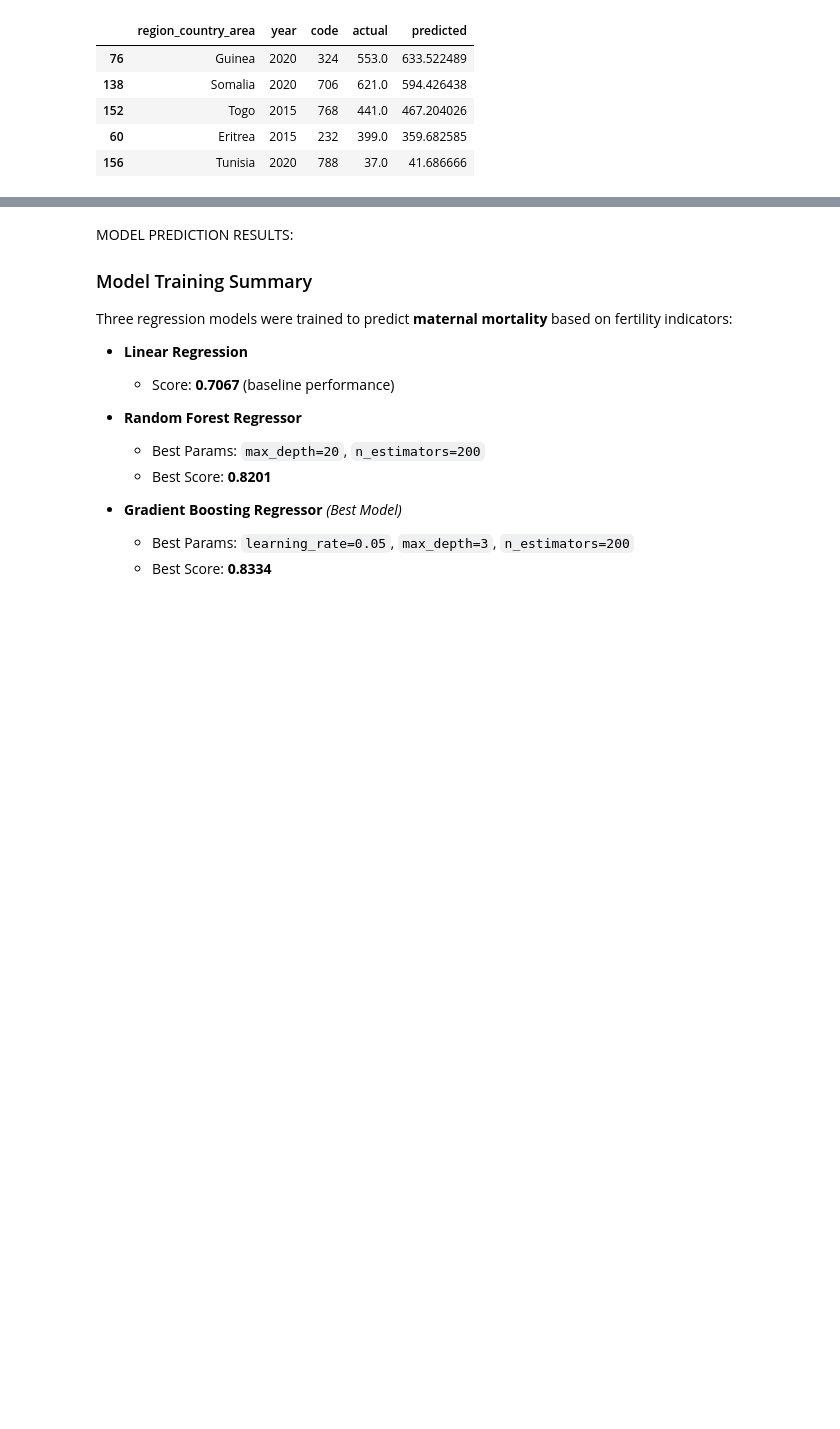
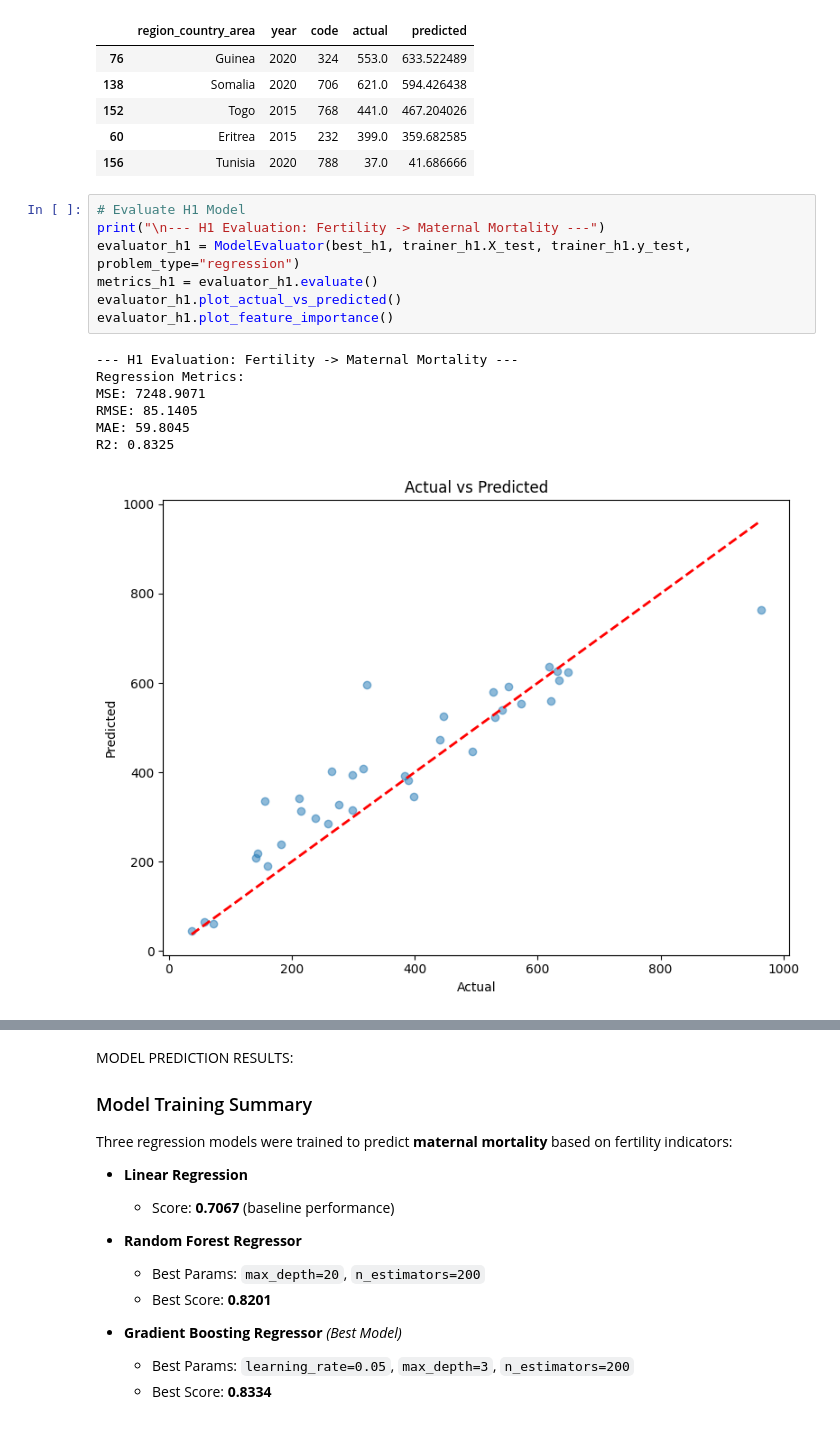
Before and after one commit to GHEASANDRINEMAWEN/Africa-Population-Trend-and-Health-Analysis-UN-dataset-, a Jupyter notebook: notebooks/main_analysis.ipynb, the cells around one changed output, grey strips where cells are left out. Cells and saved outputs as stored; diff of their text form; blank space fills up the shorter version.

```diff
--- a/notebooks/main_analysis.ipynb
+++ b/notebooks/main_analysis.ipynb
@@ -263,3 +263,18 @@ Params: {'learning_rate': 0.1, 'max_depth': 3, 'n_estimators': 100}
 | 152 | Togo | 2015 | 768 | 441.0 | 467.204026 |
 | 60 | Eritrea | 2015 | 232 | 399.0 | 359.682585 |
 | 156 | Tunisia | 2020 | 788 | 37.0 | 41.686666 |
+# %%
+# Evaluate H1 Model
+print("\n--- H1 Evaluation: Fertility -> Maternal Mortality ---")
+evaluator_h1 = ModelEvaluator(best_h1, trainer_h1.X_test, trainer_h1.y_test, problem_type="regression")
+metrics_h1 = evaluator_h1.evaluate()
+evaluator_h1.plot_actual_vs_predicted()
+evaluator_h1.plot_feature_importance()
+# %% [output]
+--- H1 Evaluation: Fertility -> Maternal Mortality ---
+Regression Metrics:
+MSE: 7248.9071
+RMSE: 85.1405
+MAE: 59.8045
+R2: 0.8325
+[figure, added]
```
Also changed, not shown: parts of 2 cells of this notebook, 1 other file.
